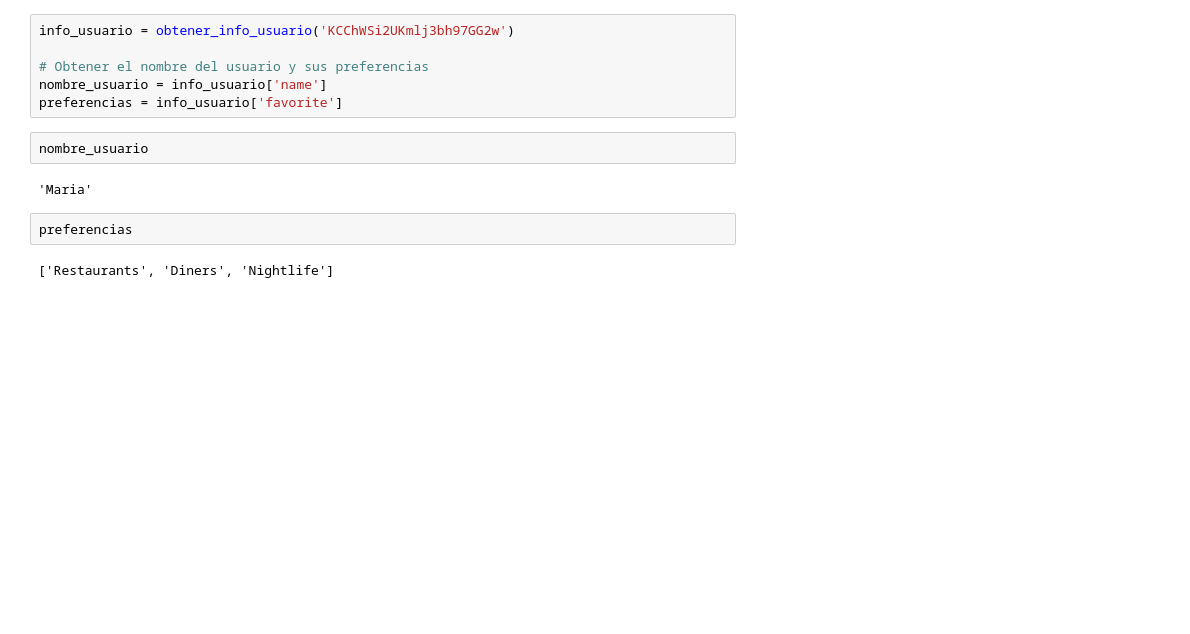
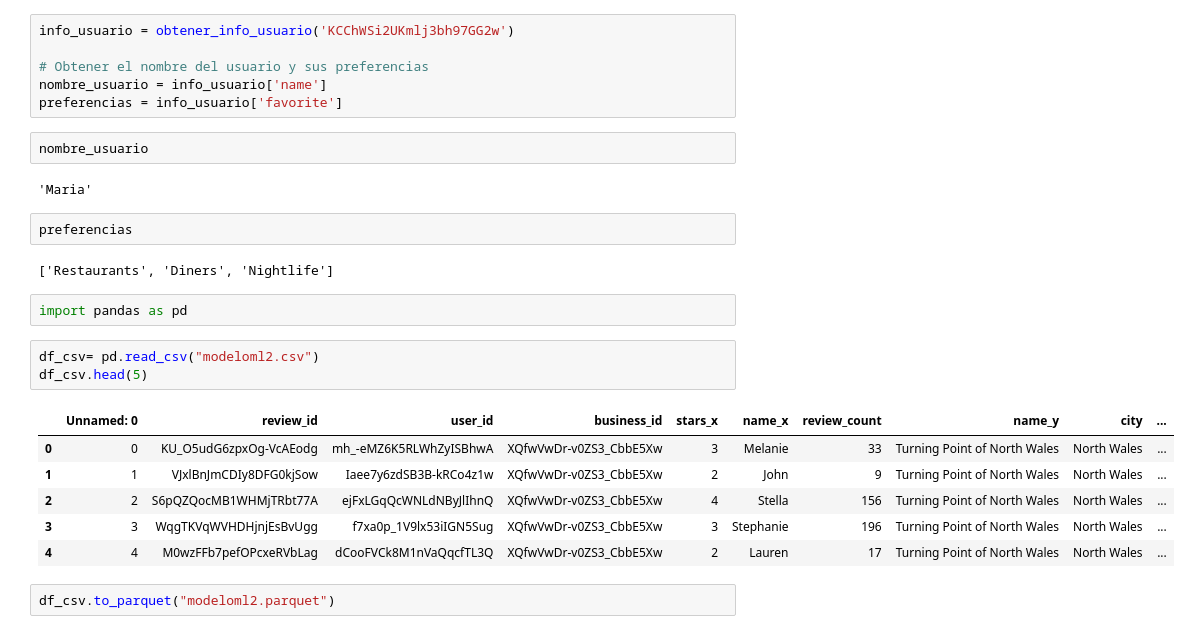
Before and after one commit to FacuSB/PF_Grupal, a Jupyter notebook: ModeloML2/modelo.ipynb, the cells around one changed output. Saved outputs shown, nothing was run; the diff lists cells and outputs as text; blank space fills up the shorter version.

Commit message:
Parquet

```diff
--- a/ModeloML2/modelo.ipynb
+++ b/ModeloML2/modelo.ipynb
@@ -413,3 +413,17 @@ nombre_usuario
 preferencias
 # %% [output]
 ['Restaurants', 'Diners', 'Nightlife']
+# %%
+import pandas as pd
+# %%
+df_csv= pd.read_csv("modeloml2.csv")
+df_csv.head(5)
+# %% [output]
+|  | Unnamed: 0 | review_id | user_id | business_id | stars_x | name_x | review_count | name_y | city | ... |
+| 0 | 0 | KU_O5udG6zpxOg-VcAEodg | mh_-eMZ6K5RLWhZyISBhwA | XQfwVwDr-v0ZS3_CbbE5Xw | 3 | Melanie | 33 | Turning Point of North Wales | North Wales | ... |
+| 1 | 1 | VJxlBnJmCDIy8DFG0kjSow | Iaee7y6zdSB3B-kRCo4z1w | XQfwVwDr-v0ZS3_CbbE5Xw | 2 | John | 9 | Turning Point of North Wales | North Wales | ... |
+| 2 | 2 | S6pQZQocMB1WHMjTRbt77A | ejFxLGqQcWNLdNByJlIhnQ | XQfwVwDr-v0ZS3_CbbE5Xw | 4 | Stella | 156 | Turning Point of North Wales | North Wales | ... |
+| 3 | 3 | WqgTKVqWVHDHjnjEsBvUgg | f7xa0p_1V9lx53iIGN5Sug | XQfwVwDr-v0ZS3_CbbE5Xw | 3 | Stephanie | 196 | Turning Point of North Wales | North Wales | ... |
+| 4 | 4 | M0wzFFb7pefOPcxeRVbLag | dCooFVCk8M1nVaQqcfTL3Q | XQfwVwDr-v0ZS3_CbbE5Xw | 2 | Lauren | 17 | Turning Point of North Wales | North Wales | ... |
+# %%
+df_csv.to_parquet("modeloml2.parquet")
```
